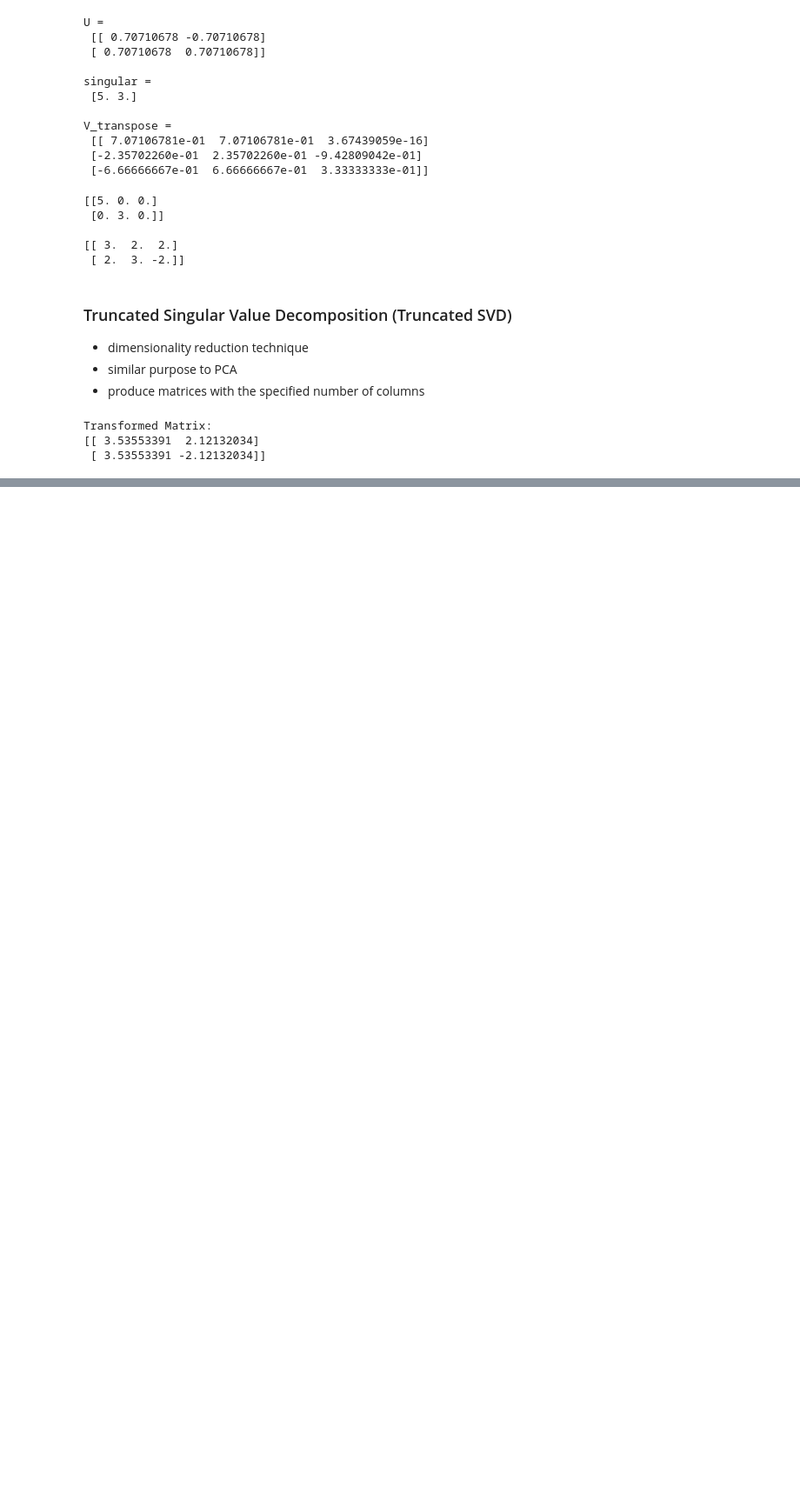
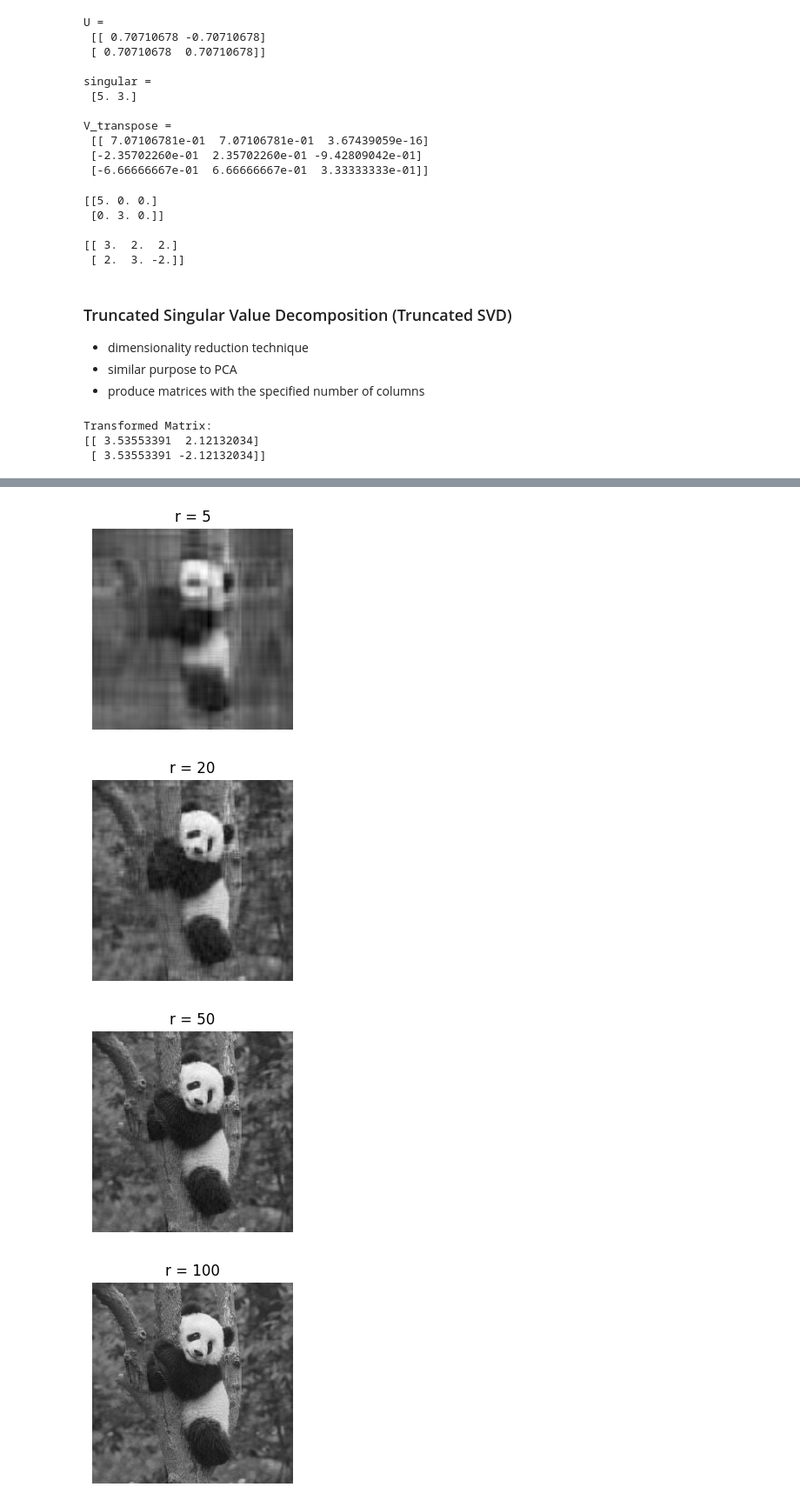
Before and after one commit to yakinamaharjan/trainee, a Jupyter notebook: notes/5.svd.ipynb, the cells around one changed output, grey strips where cells are left out. Shown: that part at 87% size. Saved outputs shown, nothing was run; the diff lists cells and outputs as text; code cells hidden in the pictures; blank space fills up the shorter version.

```diff
--- a/notes/5.svd.ipynb
+++ b/notes/5.svd.ipynb
@@ -82,0 +111,16 @@ Transformed Matrix:
+# %%
+j = 0
+for r in (5, 20, 50, 100):
+    Xapprox = U[:, :r] @ S[0:r, 0:r] @ V_transpose[:r, :]   # first r columns of U, first r rows of V_transpose
+    plt.figure(j+1)
+    j += 1
+    img =  plt.imshow(Xapprox)
+    img.set_cmap('gray')
+    plt.axis('off')
+    plt.title('r = ' + str(r))
+    plt.show()
+# %% [output]
+[figure, added]
+[figure, added]
+[figure, added]
+[figure, added]
```
Also changed, not shown: parts of 8 cells of this notebook.
